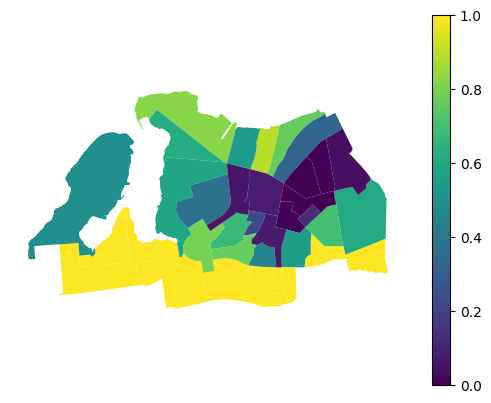
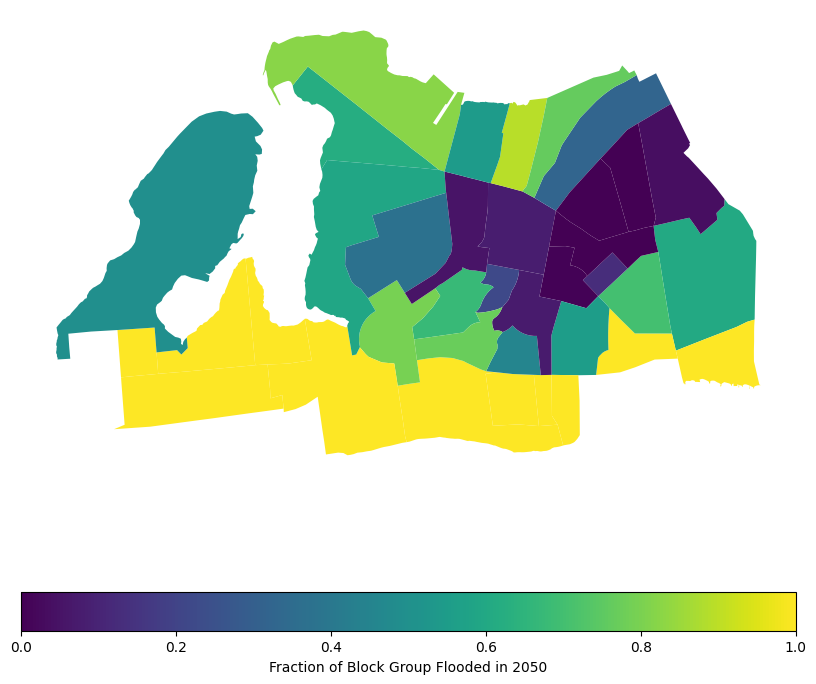
Unified diff of the notebook cell whose output changed from the first chart to the second:
--- before
+++ after
@@ -1 +1,9 @@
-census_far_rockaway_gdf.plot(column="frac_flooded_2050", legend=True)
+census_far_rockaway_gdf.plot(
+    column="frac_flooded_2050",
+    legend=True,
+    figsize=(10, 10),
+    legend_kwds={
+        "label": "Fraction of Block Group Flooded in 2050",
+        "orientation": "horizontal",
+    },
+)

Commit: some cleanup